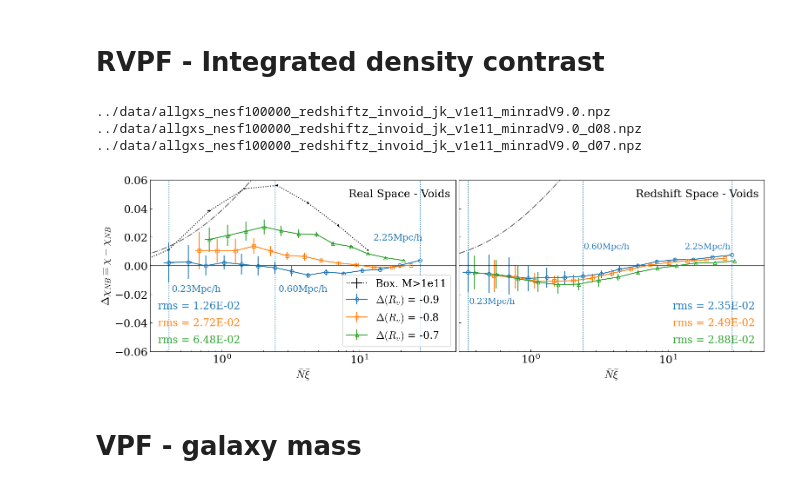
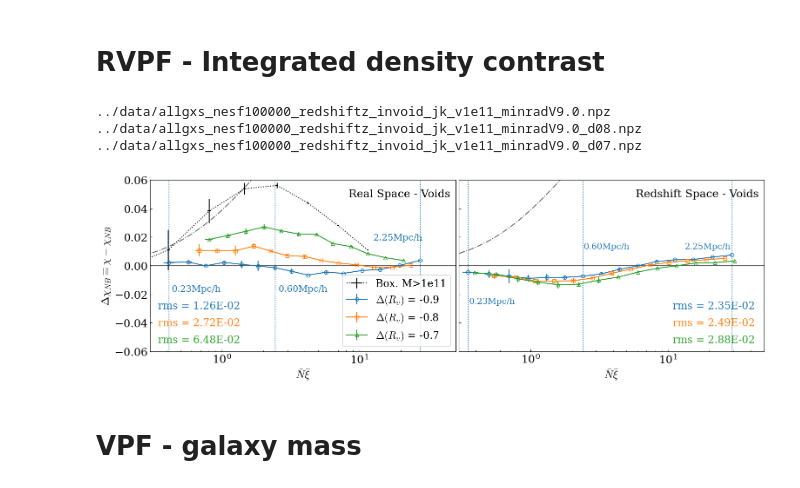
Before and after one commit to FedeDavilaKurban/VPF, a Jupyter notebook: plotsPaperFinal.ipynb, the cells around one changed output. Saved outputs shown, nothing was run; the diff lists cells and outputs as text; code cells hidden in the pictures.

```diff
--- a/plotsPaperFinal.ipynb
+++ b/plotsPaperFinal.ipynb
@@ -55,7 +55,7 @@ xi_mean = stats['arr_8']
 xi_mean_std = stats['arr_9']
 rs = stats['arr_10']
 
-P0err=delta_P0(P0,10E5)
+P0err=delta_P0(P0,1E5)
 NXierr=delta_NXi(NXi,N_mean,N_mean_std,xi_mean,xi_mean_std)
 chierr=delta_chi(chi,P0,P0err,N_mean,N_mean_std)
 
@@ -91,7 +91,7 @@ for file,marker,label,ypos_rms in zip(files,markers,labels,ypos_rmss):
     xi_mean_std = stats['arr_9']
     rs = stats['arr_10']
 
-    P0err=delta_P0(P0,10E5)
+    P0err=delta_P0(P0,1E5)
     NXierr=delta_NXi(NXi,N_mean,N_mean_std,xi_mean,xi_mean_std)
     chierr=delta_chi(chi,P0,P0err,N_mean,N_mean_std)
 
@@ -142,7 +142,7 @@ for file,marker,label,ypos_rms in zip(files,markers,labels,ypos_rmss):
     rs = stats['arr_10']
 
     # Errors
-    P0err=delta_P0(P0,10E5)
+    P0err=delta_P0(P0,1E5)
     NXierr=delta_NXi(NXi,N_mean,N_mean_std,xi_mean,xi_mean_std)
     chierr=delta_chi(chi,P0,P0err,N_mean,N_mean_std)
 
@@ -180,34 +180,34 @@ ax.set_ylim([ylim1,ylim2])
 
 ax.legend(loc=4,fontsize=fs-1,ncol=1,frameon=True)#,framealpha=.6)
 
 #ax.set_xticklabels([])
 ax1.set_yticklabels([])
 
 ax.tick_params(labelsize=fs)
 ax1.tick_params(labelsize=fs)
 #ax.text(.025,.9,'Voids',fontsize=15,transform=ax.transAxes)
 ax.text(.65,.9,'Real Space - Voids',fontsize=fs,transform=ax.transAxes)
 ax1.text(.58,.9,'Redshift Space - Voids',fontsize=fs,transform=ax1.transAxes)
 
 xlim1,xlim2=3E-1,5E1
 ax.set_xlim(xlim1,xlim2)
 ax1.set_xlim(xlim1,xlim2)
 
 #ax.tick_params(labelsize=fs)
 #ax.text(4,1,'Real Space Inside Voids',fontsize=15)
 
 #plt.suptitle('RVPF inside voids',fontsize=fs)
 plt.tight_layout()
 #plt.subplots_adjust(hspace=0,wspace=0.03)
 plt.subplots_adjust(wspace=0.01)
 
 plt.savefig('../plots/rVPF_intDelta.pdf')
 plt.show()
 # %% [output]
 ../data/allgxs_nesf100000_redshiftz_invoid_jk_v1e11_minradV9.0.npz
 ../data/allgxs_nesf100000_redshiftz_invoid_jk_v1e11_minradV9.0_d08.npz
 ../data/allgxs_nesf100000_redshiftz_invoid_jk_v1e11_minradV9.0_d07.npz
-[figure, old version]
+[figure, new version]
 # %% [markdown]
 # VPF - galaxy mass
 # %%
```
Also changed, not shown: parts of 2 cells of this notebook, 2 other files.
